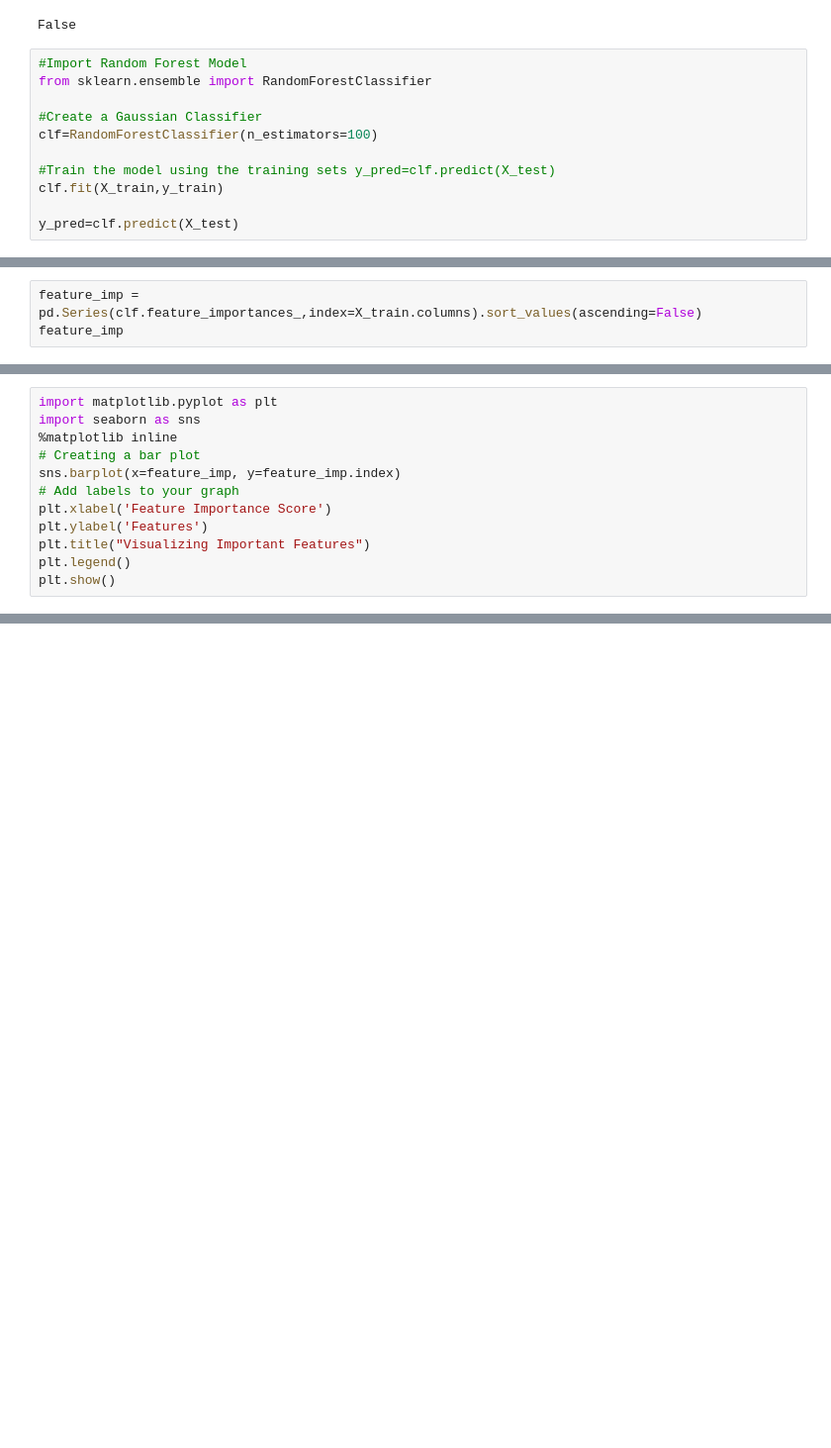
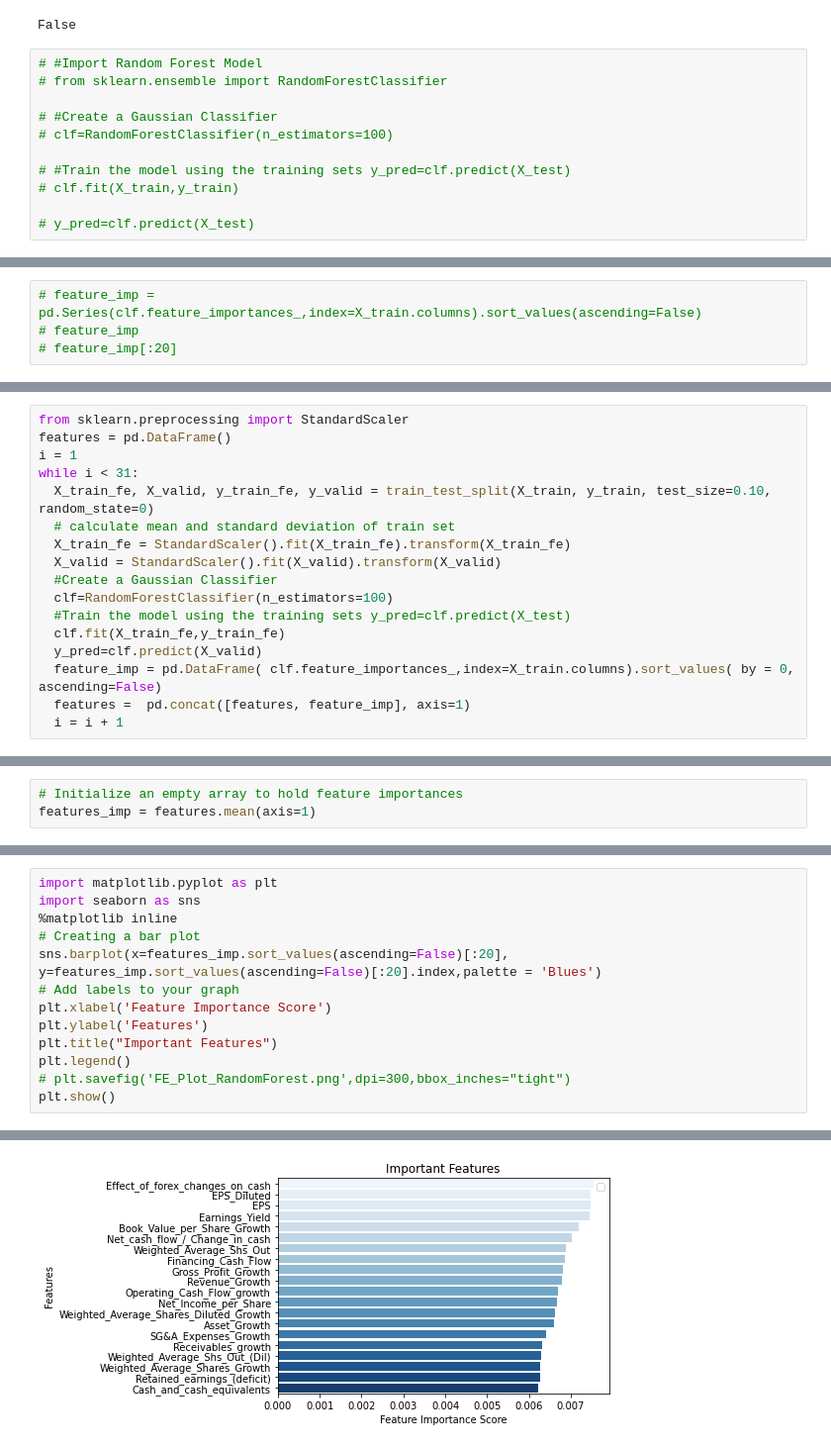
Before and after one commit to CNIU1997/BA_888, a Jupyter notebook: BA888_FE_Kiki.ipynb, the cells around one changed output, grey strips where cells are left out. Shown at 99% size. Drawn from its saved outputs; the diff is of its cells as text; blank space fills up the shorter version.

```diff
--- a/BA888_FE_Kiki.ipynb
+++ b/BA888_FE_Kiki.ipynb
@@ -74,14 +136,14 @@ np.any(np.isnan(y_train))
 # %% [output]
 False
 # %%
-#Import Random Forest Model
-from sklearn.ensemble import RandomForestClassifier
+# #Import Random Forest Model
+# from sklearn.ensemble import RandomForestClassifier
 
-#Create a Gaussian Classifier
-clf=RandomForestClassifier(n_estimators=100)
+# #Create a Gaussian Classifier
+# clf=RandomForestClassifier(n_estimators=100)
 
-#Train the model using the training sets y_pred=clf.predict(X_test)
-clf.fit(X_train,y_train)
+# #Train the model using the training sets y_pred=clf.predict(X_test)
+# clf.fit(X_train,y_train)
 
-y_pred=clf.predict(X_test)
+# y_pred=clf.predict(X_test)
 # %%
@@ -104,3 +157,4 @@ RandomForestClassifier(bootstrap=True, ccp_alpha=0.0, class_weight=None,
 # %%
-feature_imp = pd.Series(clf.feature_importances_,index=X_train.columns).sort_values(ascending=False)
-feature_imp
+# feature_imp = pd.Series(clf.feature_importances_,index=X_train.columns).sort_values(ascending=False)
+# feature_imp
+# feature_imp[:20]
@@ -139,0 +200,17 @@ dtype: float64
+# %%
+from sklearn.preprocessing import StandardScaler
+features = pd.DataFrame()
+i = 1
+while i < 31:
+  X_train_fe, X_valid, y_train_fe, y_valid = train_test_split(X_train, y_train, test_size=0.10, random_state=0)
+  # calculate mean and standard deviation of train set
+  X_train_fe = StandardScaler().fit(X_train_fe).transform(X_train_fe)
+  X_valid = StandardScaler().fit(X_valid).transform(X_valid)
+  #Create a Gaussian Classifier
+  clf=RandomForestClassifier(n_estimators=100)
+  #Train the model using the training sets y_pred=clf.predict(X_test)
+  clf.fit(X_train_fe,y_train_fe)
+  y_pred=clf.predict(X_valid)
+  feature_imp = pd.DataFrame( clf.feature_importances_,index=X_train.columns).sort_values( by = 0, ascending=False)
+  features =  pd.concat([features, feature_imp], axis=1)
+  i = i + 1
@@ -139,0 +236,3 @@ dtype: float64
+# %%
+# Initialize an empty array to hold feature importances
+features_imp = features.mean(axis=1)
@@ -140,14 +259,16 @@ dtype: float64
 # %%
 import matplotlib.pyplot as plt
 import seaborn as sns
 %matplotlib inline
 # Creating a bar plot
-sns.barplot(x=feature_imp, y=feature_imp.index)
+sns.barplot(x=features_imp.sort_values(ascending=False)[:20], y=features_imp.sort_values(ascending=False)[:20].index,palette = 'Blues')
 # Add labels to your graph
 plt.xlabel('Feature Importance Score')
 plt.ylabel('Features')
-plt.title("Visualizing Important Features")
+plt.title("Important Features")
 plt.legend()
+# plt.savefig('FE_Plot_RandomForest.png',dpi=300,bbox_inches="tight")
 plt.show()
 # %% [output]
 No handles with labels found to put in legend.
+[figure, added]
```
Also changed, not shown: parts of 43 cells of this notebook.
